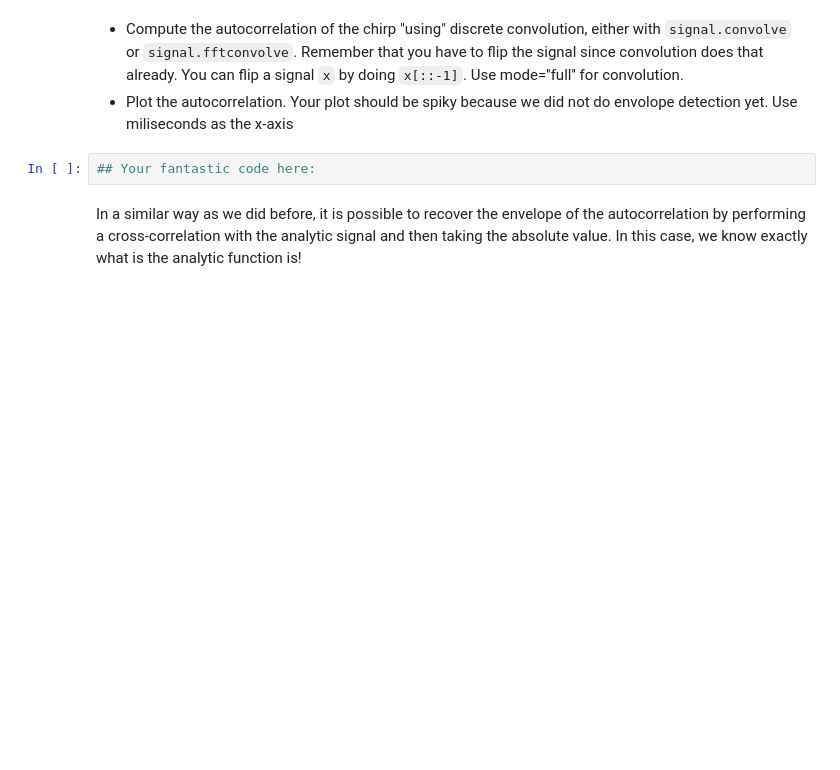
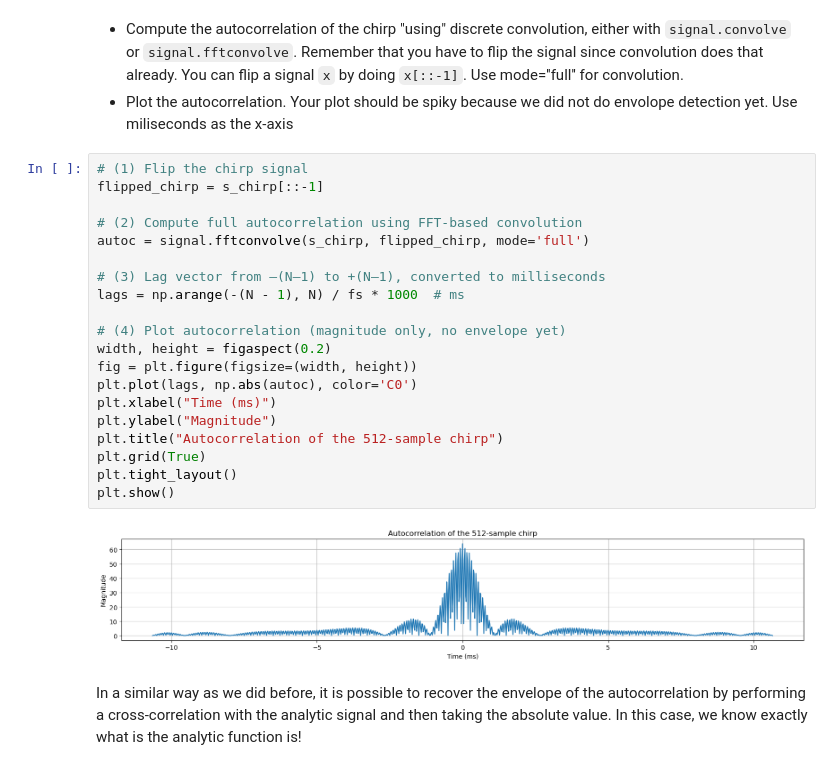
Before and after one commit to alekseiprakhiy/3305-project, a Jupyter notebook: TimeDomain-Sonar-New (2).ipynb, the cells around one changed output. Cells and saved outputs as stored; diff of their text form; blank space fills up the shorter version.

```diff
--- a/TimeDomain-Sonar-New (2).ipynb
+++ b/TimeDomain-Sonar-New (2).ipynb
@@ -432,8 +431,28 @@ plt.show()
 
 * Compute the autocorrelation of the chirp "using" discrete convolution, either with `signal.convolve` or `signal.fftconvolve`. Remember that you have to flip the signal since convolution does that already. You can flip a signal `x` by doing `x[::-1]`. Use mode=''full'' for convolution.
 * Plot the autocorrelation. Your plot should be spiky because we did not do envolope detection yet. Use miliseconds as the x-axis
-# %%
-## Your fantastic code here:
+# %%
+# (1) Flip the chirp signal
+flipped_chirp = s_chirp[::-1]
+
+# (2) Compute full autocorrelation using FFT-based convolution
+autoc = signal.fftconvolve(s_chirp, flipped_chirp, mode='full')
+
+# (3) Lag vector from –(N–1) to +(N–1), converted to milliseconds
+lags = np.arange(-(N - 1), N) / fs * 1000  # ms
+
+# (4) Plot autocorrelation (magnitude only, no envelope yet)
+width, height = figaspect(0.2)
+fig = plt.figure(figsize=(width, height))
+plt.plot(lags, np.abs(autoc), color='C0')
+plt.xlabel("Time (ms)")
+plt.ylabel("Magnitude")
+plt.title("Autocorrelation of the 512-sample chirp")
+plt.grid(True)
+plt.tight_layout()
+plt.show()
+# %% [output]
+[figure, added]
 # %% [markdown]
 In a similar way as we did before, it is possible to recover the envelope of the autocorrelation by performing a cross-correlation with the analytic signal and then taking the absolute value. In this case, we know exactly what is the analytic function is!
 # %% [markdown]
```
Also changed, not shown: parts of 14 cells of this notebook.
